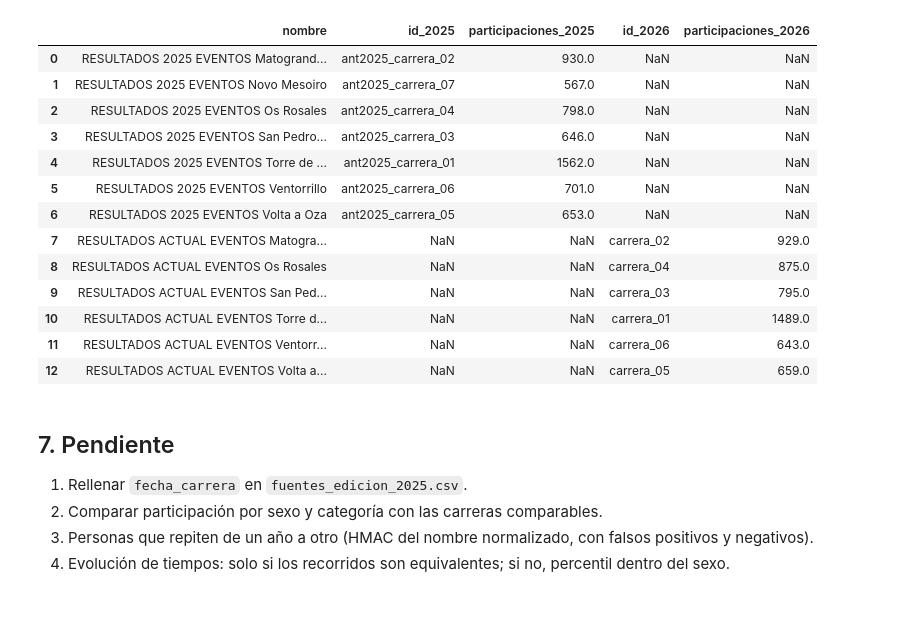
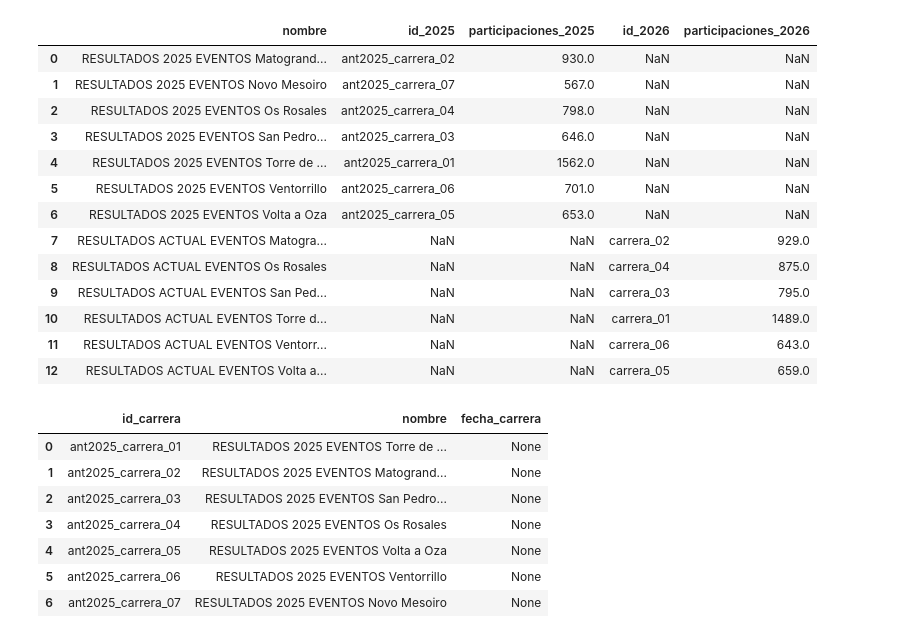
Before and after one commit to davidfernandowirtz/p2-coruna-corre, a Jupyter notebook: notebooks/07_opcional_edicion_anterior.ipynb, the cells around one changed output. Cells and saved outputs as stored; diff of their text form; code cells hidden in the pictures; blank space fills up the shorter version.

```diff
--- a/notebooks/07_opcional_edicion_anterior.ipynb
+++ b/notebooks/07_opcional_edicion_anterior.ipynb
@@ -239,10 +239,43 @@ OK: reproduce los recuentos de la edición actual [1489, 929, 795, 875, 659, 643
 | 10 | RESULTADOS ACTUAL EVENTOS Torre d... | NaN | NaN | carrera_01 | 1489.0 |
 | 11 | RESULTADOS ACTUAL EVENTOS Ventorr... | NaN | NaN | carrera_06 | 643.0 |
 | 12 | RESULTADOS ACTUAL EVENTOS Volta a... | NaN | NaN | carrera_05 | 659.0 |
-# %% [markdown]
-## 7. Pendiente
-
-1. Rellenar `fecha_carrera` en `fuentes_edicion_2025.csv`.
-2. Comparar participación por sexo y categoría con las carreras comparables.
-3. Personas que repiten de un año a otro (HMAC del nombre normalizado, con falsos positivos y negativos).
-4. Evolución de tiempos: solo si los recorridos son equivalentes; si no, percentil dentro del sexo.
+# %%
+import re
+
+# Si las fechas están en los HTML cacheados de datos/raw/edicion_anterior/, las intentamos detectar;
+# si alguna queda en None, rellénala a mano con formato "YYYY-MM-DD" desde corunacorre.com.
+FECHAS_2025 = {
+    "ant2025_carrera_01": None,  # Torre de Hércules 2025
+    "ant2025_carrera_02": None,  # Matogrande - Xuxán 2025
+    "ant2025_carrera_03": None,  # San Pedro de Visma 2025
+    "ant2025_carrera_04": None,  # Os Rosales 2025
+    "ant2025_carrera_05": None,  # Volta a Oza 2025
+    "ant2025_carrera_06": None,  # Ventorrillo 2025
+    "ant2025_carrera_07": None,  # Novo Mesoiro 2025
+}
+
+# Búsqueda opcional en la caché HTML local para ahorrarte mirar una a una
+raw_2025 = CFG_2025.raw_dir
+for cid in FECHAS_2025:
+    if FECHAS_2025[cid] is not None:
+        continue
+    htmls = sorted(raw_2025.glob(f"*{cid}*"))
+    for h in htmls:
+        texto = h.read_text(encoding="utf-8", errors="ignore")
+        m = re.search(r"(\d{2})/(\d{2})/2025", texto)
+        if m:
+            FECHAS_2025[cid] = f"2025-{m.group(2)}-{m.group(1)}"
+            break
+
+fuentes["fecha_carrera"] = fuentes["id_carrera"].map(FECHAS_2025)
+fuentes.to_csv(EXTERNOS / "fuentes_edicion_2025.csv", index=False)
+display(fuentes[["id_carrera", "nombre", "fecha_carrera"]])
+# %% [output]
+|  | id_carrera | nombre | fecha_carrera |
+| 0 | ant2025_carrera_01 | RESULTADOS 2025 EVENTOS Torre de ... | None |
+| 1 | ant2025_carrera_02 | RESULTADOS 2025 EVENTOS Matogrand... | None |
+| 2 | ant2025_carrera_03 | RESULTADOS 2025 EVENTOS San Pedro... | None |
+| 3 | ant2025_carrera_04 | RESULTADOS 2025 EVENTOS Os Rosales | None |
+| 4 | ant2025_carrera_05 | RESULTADOS 2025 EVENTOS Volta a Oza | None |
+| 5 | ant2025_carrera_06 | RESULTADOS 2025 EVENTOS Ventorrillo | None |
+| 6 | ant2025_carrera_07 | RESULTADOS 2025 EVENTOS Novo Mesoiro | None |
```
Also changed, not shown: parts of 3 cells of this notebook, 12 other files.
